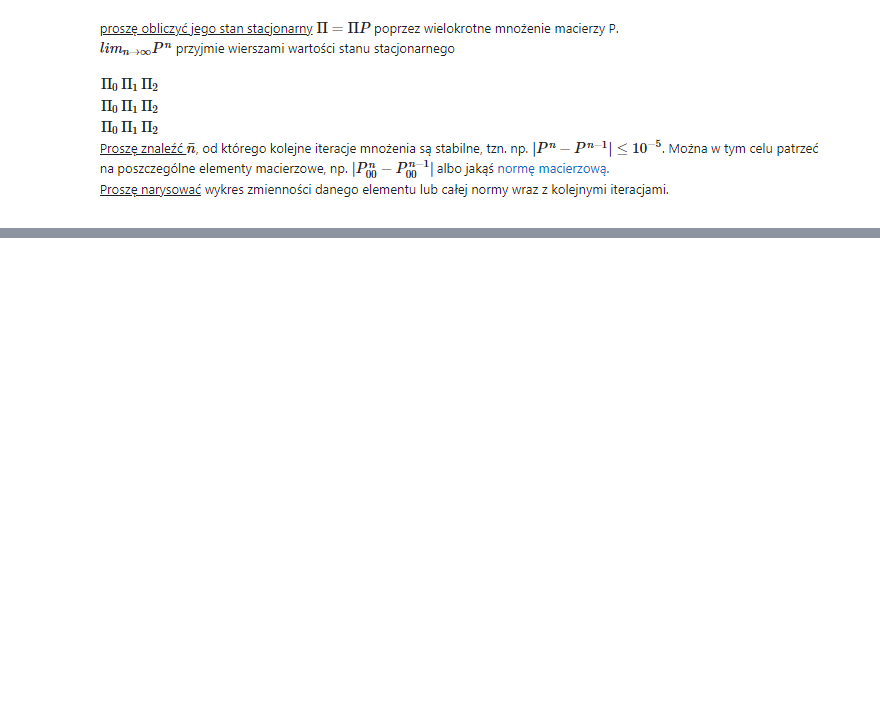
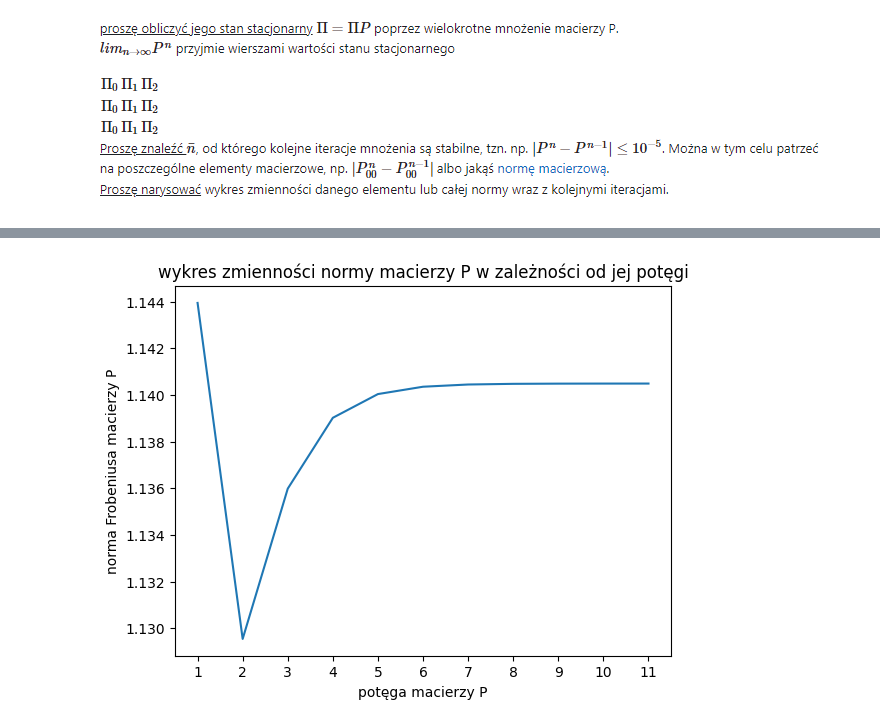
Before and after one commit to Blato122/MetodyStatystyczne-2024.25, a Jupyter notebook: markov_chains/ex8.ipynb, the cells around one changed output, grey strips where cells are left out. Drawn from its saved outputs; the diff is of its cells as text; code cells hidden in the pictures; blank space fills up the shorter version.

```diff
--- a/markov_chains/ex8.ipynb
+++ b/markov_chains/ex8.ipynb
@@ -23,0 +12,24 @@ print(P,"\n\n", P.shape)
+# %%
+P = np.array([
+    [0.64, 0.32, 0.04],
+    [0.4, 0.5, 0.1],
+    [0.25, 0.5, 0.25]
+]) # 3x3 matrix
+
+err = 999
+power = 1
+
+norms = []
+P_current = P.copy()
+norms.append(np.linalg.norm(P_current))
+
+while err > 1e-5:
+    P_prev = P_current.copy()
+    P_current = P_current @ P # or maybe raise P to a specific power using linalg.matrix_power
+    power += 1
+    # err = np.abs(P_current[0,0]-P_prev[0,0])
+    err = np.linalg.norm(P_current - P_prev) # Frobenius norm: https://mathworld.wolfram.com/FrobeniusNorm.html#:~:text=The%20Frobenius%20norm%2C%20sometimes%20also,considered%20as%20a%20vector%20norm.
+    norms.append(np.linalg.norm(P_current))
+    print(f"power: {power}, err: {err}")
+    # print(P_current[0,0], P_prev[0,0])
+print(P_current)
@@ -23,0 +50,10 @@ print(P,"\n\n", P.shape)
+# %%
+# RuntimeError: matplotlib does not support generators as input :(
+x_ticks = [i+1 for i in range(len(norms))]
+plt.plot(x_ticks, norms)
+plt.xlabel("potęga macierzy P")
+plt.ylabel("norma Frobeniusa macierzy P")
+plt.xticks(x_ticks)
+plt.title("wykres zmienności normy macierzy P w zależności od jej potęgi");
+# %% [output]
+[figure, added]
```
Also changed, not shown: parts of 3 cells of this notebook, 2 other files.
